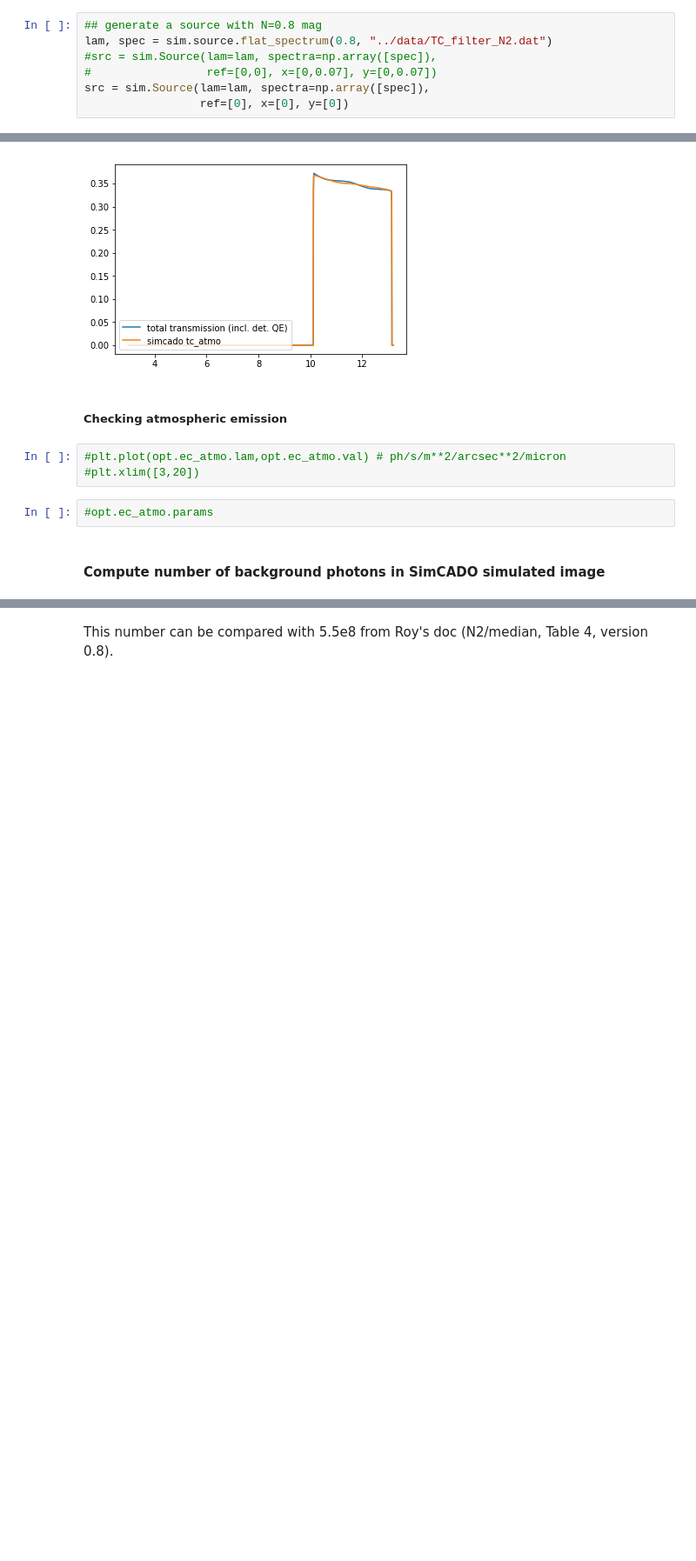
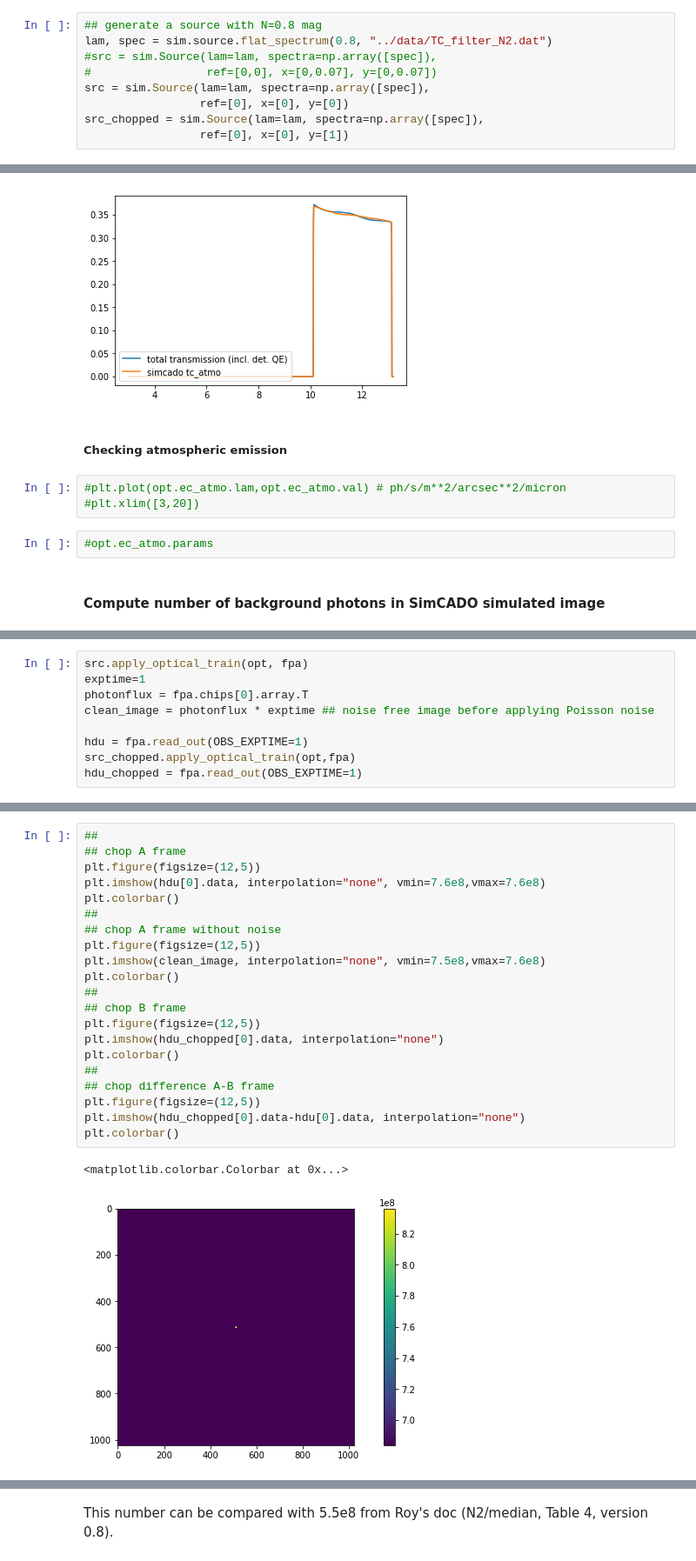
Before and after one commit to astronomyk/SimMETIS, a Jupyter notebook: notebooks/SimMETIS_NQ_IMG_test.ipynb, the cells around one changed output, grey strips where cells are left out. Shown at 87% size. Drawn from its saved outputs; the diff is of its cells as text; blank space fills up the shorter version.

```diff
--- a/notebooks/SimMETIS_NQ_IMG_test.ipynb
+++ b/notebooks/SimMETIS_NQ_IMG_test.ipynb
@@ -86,6 +86,8 @@ lam, spec = sim.source.flat_spectrum(0.8, "../data/TC_filter_N2.dat")
 #                 ref=[0,0], x=[0,0.07], y=[0,0.07])
 src = sim.Source(lam=lam, spectra=np.array([spec]),
                  ref=[0], x=[0], y=[0])
+src_chopped = sim.Source(lam=lam, spectra=np.array([spec]),
+                 ref=[0], x=[0], y=[1])
 # %%
 opt._gen_thermal_emission() ## this is essentially the same as we calculated above
 # %% [output]
@@ -185,0 +172,9 @@ plt.colorbar()
+# %%
+src.apply_optical_train(opt, fpa)
+exptime=1
+photonflux = fpa.chips[0].array.T
+clean_image = photonflux * exptime ## noise free image before applying Poisson noise
+
+hdu = fpa.read_out(OBS_EXPTIME=1)
+src_chopped.apply_optical_train(opt,fpa)
+hdu_chopped = fpa.read_out(OBS_EXPTIME=1)
@@ -185,0 +190,24 @@ plt.colorbar()
+# %%
+##
+## chop A frame
+plt.figure(figsize=(12,5))
+plt.imshow(hdu[0].data, interpolation="none", vmin=7.6e8,vmax=7.6e8)
+plt.colorbar()
+##
+## chop A frame without noise
+plt.figure(figsize=(12,5))
+plt.imshow(clean_image, interpolation="none", vmin=7.5e8,vmax=7.6e8)
+plt.colorbar()
+##
+## chop B frame
+plt.figure(figsize=(12,5))
+plt.imshow(hdu_chopped[0].data, interpolation="none")
+plt.colorbar()
+##
+## chop difference A-B frame
+plt.figure(figsize=(12,5))
+plt.imshow(hdu_chopped[0].data-hdu[0].data, interpolation="none")
+plt.colorbar()
+# %% [output]
+<matplotlib.colorbar.Colorbar at 0x...>
+[figure, added]
```
Also changed, not shown: parts of 12 cells of this notebook, 1 other file.
